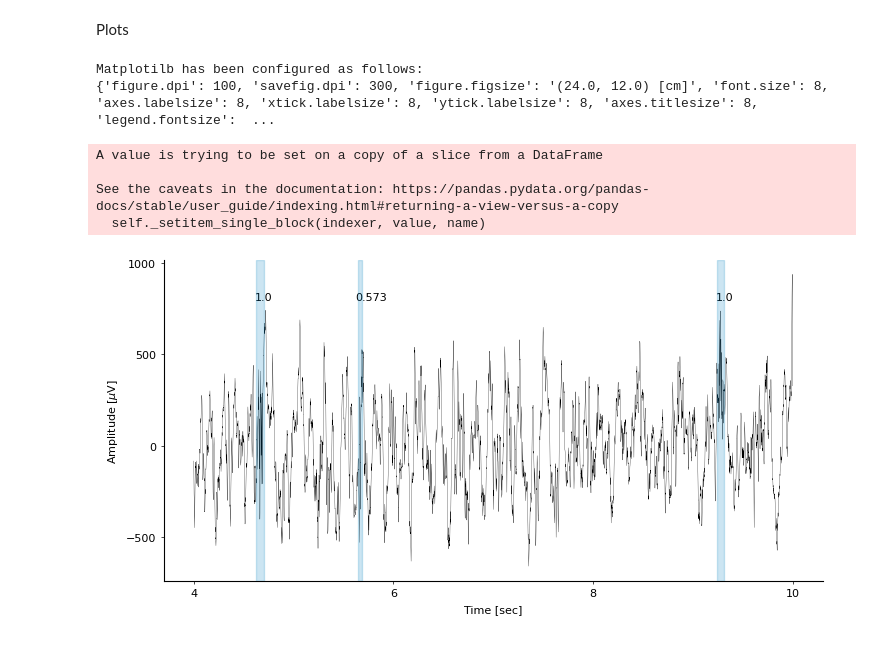
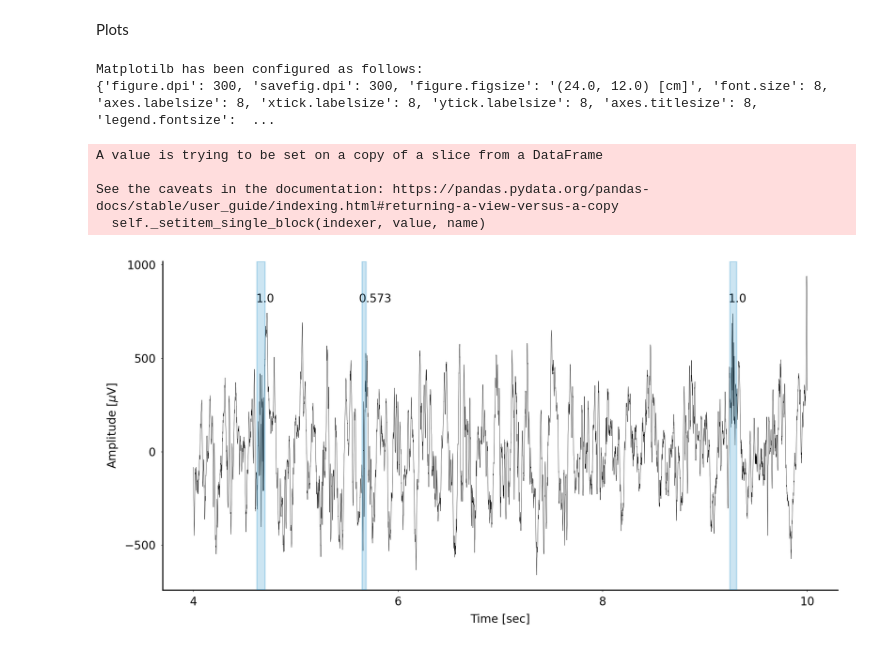
Before and after one commit to ywatanabe1989/towards-threshold-invariance-in-defining-hippocampal-ripples, a Jupyter notebook: Untitled1.ipynb, the cells around one changed output. Cells and saved outputs as stored; diff of their text form; code cells hidden in the pictures.

```diff
--- a/Untitled1.ipynb
+++ b/Untitled1.ipynb
@@ -162,7 +162,7 @@ Plots
 # %%
 utils.plt.configure_mpl(
     plt,
-    dpi=100,
+    dpi=300,
     # figsize=(18.1, 10),
     figsize=(24, 12),
     # figscale=1.2,
@@ -200,32 +200,32 @@ ax.plot(x_plt_sec, lfp_plt, label="LFP", linewidth=0.2, color="black")
 
 ## Ripple
 for i_rip in range(len(rip_sec_plt)):
     row = rip_sec_plt.iloc[i_rip]
     rip_sec_med = (row["start_sec"] + row["end_sec"]) / 2
     ax.text(rip_sec_med - 0.05, 800, str(round(row["pred_proba_for_ripple"], 3)))
 
     color_str = "gray" if np.isnan(row["pred_proba_for_ripple"]) else "blue"
     color = utils.plt.colors.to_RGBA(
         color_str,
         alpha=0.2,
     )
 
     ax.axvspan(
         row.start_sec,
         row.end_sec - 1.0 / samp_rate,
         color=color,
         zorder=1000,
     )
 
 ax = utils.plt.ax_set_n_ticks(ax)
 ax.set_ylabel(f"Amplitude [$\mu$V]")
 ax.set_xlabel("Time [sec]")
 fig.show()
 # %% [output]
 Matplotilb has been configured as follows:
-{'figure.dpi': 100, 'savefig.dpi': 300, 'figure.figsize': '(24.0, 12.0) [cm]', 'font.size': 8, 'axes.labelsize': 8, 'xtick.labelsize': 8, 'ytick.labelsize': 8, 'axes.titlesize': 8, 'legend.fontsize':  ...
+{'figure.dpi': 300, 'savefig.dpi': 300, 'figure.figsize': '(24.0, 12.0) [cm]', 'font.size': 8, 'axes.labelsize': 8, 'xtick.labelsize': 8, 'ytick.labelsize': 8, 'axes.titlesize': 8, 'legend.fontsize':  ...
 A value is trying to be set on a copy of a slice from a DataFrame
 
 See the caveats in the documentation: https://pandas.pydata.org/pandas-docs/stable/user_guide/indexing.html#returning-a-view-versus-a-copy
   self._setitem_single_block(indexer, value, name)
-[figure, old version]
+[figure, new version]
```
